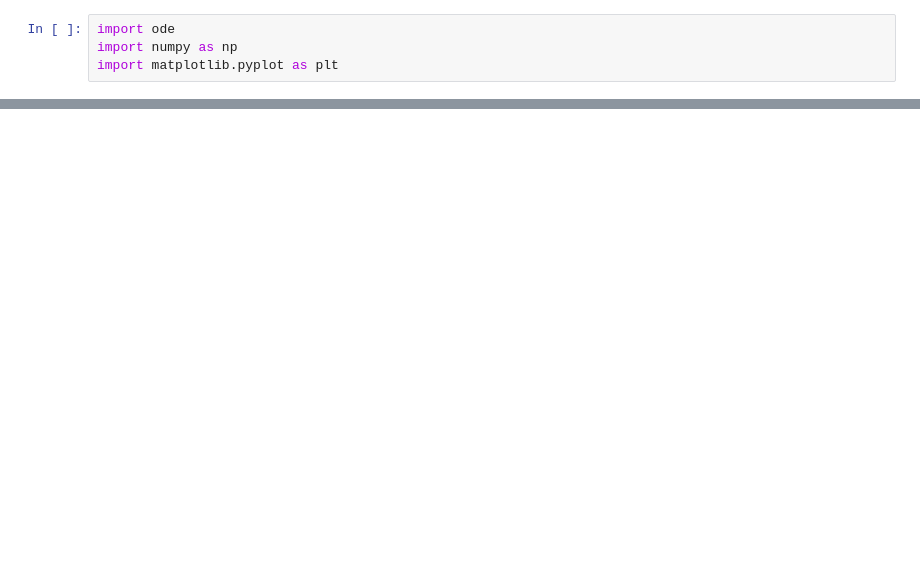
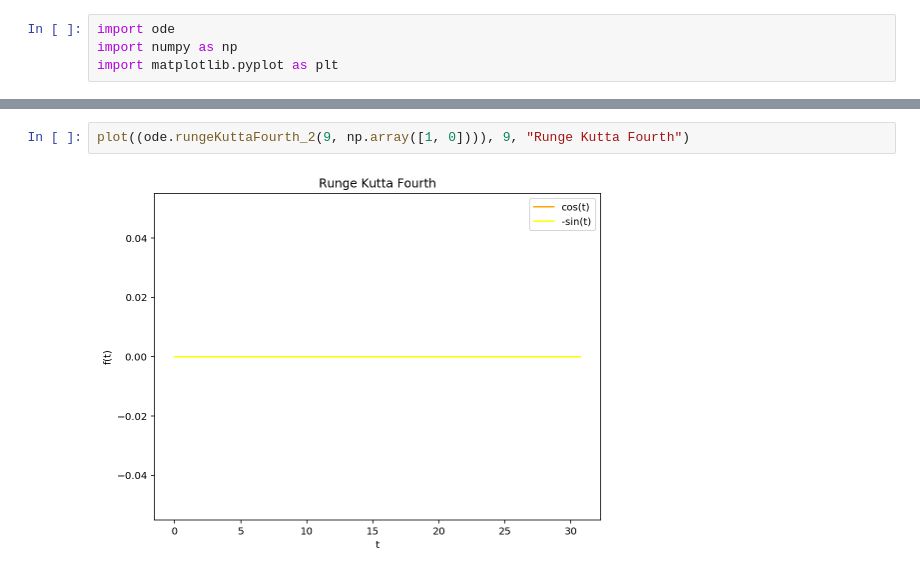
Before and after one commit to chapman-phys220-2018f/cw11-sorry-dressel, a Jupyter notebook: cw11.ipynb, the cells around one changed output, grey strips where cells are left out. Saved outputs shown, nothing was run; the diff lists cells and outputs as text; blank space fills up the shorter version.

```diff
--- a/cw11.ipynb
+++ b/cw11.ipynb
@@ -32,0 +29,4 @@ ValueError: could not broadcast input array from shape (2,2) into shape (2)
+# %%
+plot((ode.rungeKuttaFourth_2(9, np.array([1, 0]))), 9, "Runge Kutta Fourth")
+# %% [output]
+[figure, added]
```
Also changed, not shown: parts of 4 cells of this notebook, 1 other file.
